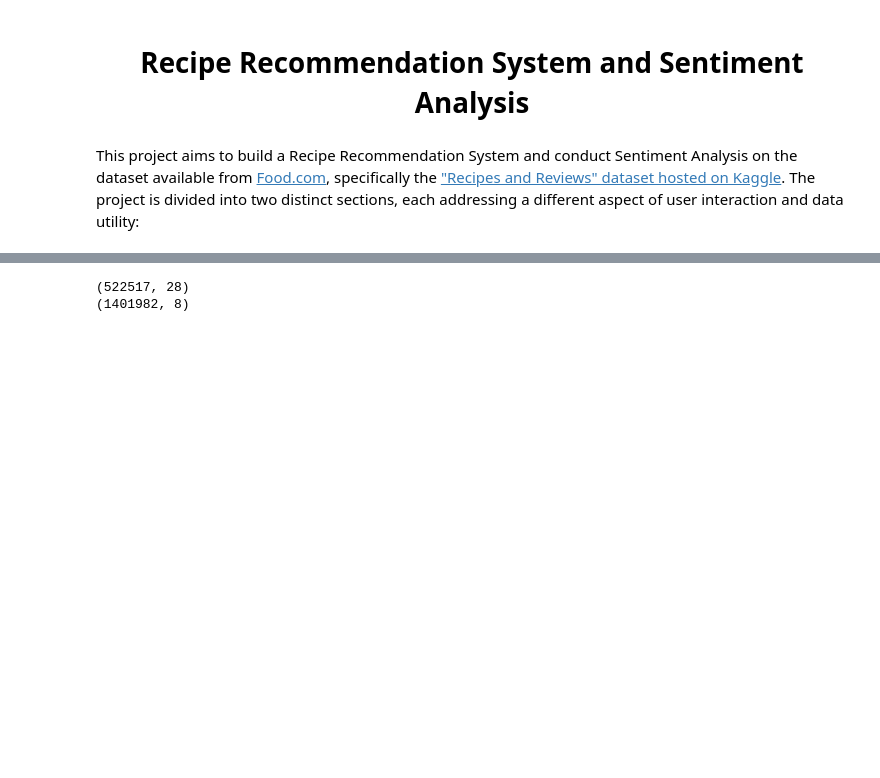
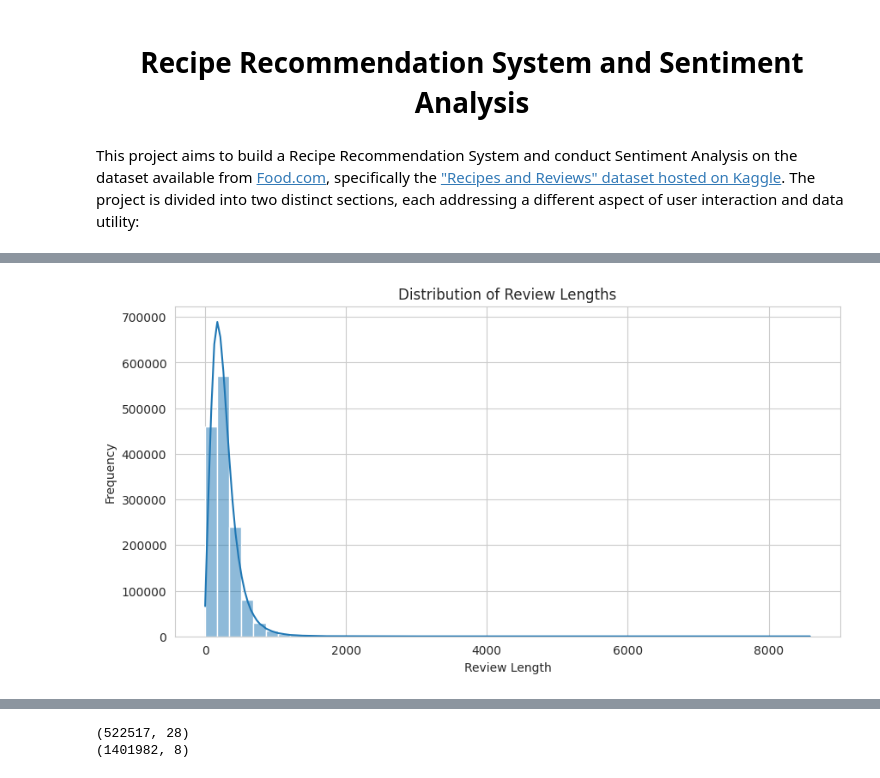
Before and after one commit to seema469/AAI_510_Team8_FinalProject, a Jupyter notebook: Final Project Section3-Team 8.ipynb, the cells around one changed output, grey strips where cells are left out. Saved outputs shown, nothing was run; the diff lists cells and outputs as text; code cells hidden in the pictures; blank space fills up the shorter version.

```diff
--- a/Final Project Section3-Team 8.ipynb
+++ b/Final Project Section3-Team 8.ipynb
@@ -12,0 +99,13 @@ This project aims to build a Recipe Recommendation System and conduct Sentiment
+# %%
+# Calculate the length of each review
+reviews_df['ReviewLength'] = reviews_df['Review'].apply(len)
+
+# Plot the distribution of review lengths
+plt.figure(figsize=(10, 5))
+sns.histplot(reviews_df['ReviewLength'], bins=50, kde=True)
+plt.title('Distribution of Review Lengths')
+plt.xlabel('Review Length')
+plt.ylabel('Frequency')
+plt.show()
+# %% [output]
+[figure, added]
```
Also changed, not shown: parts of 79 cells of this notebook.
